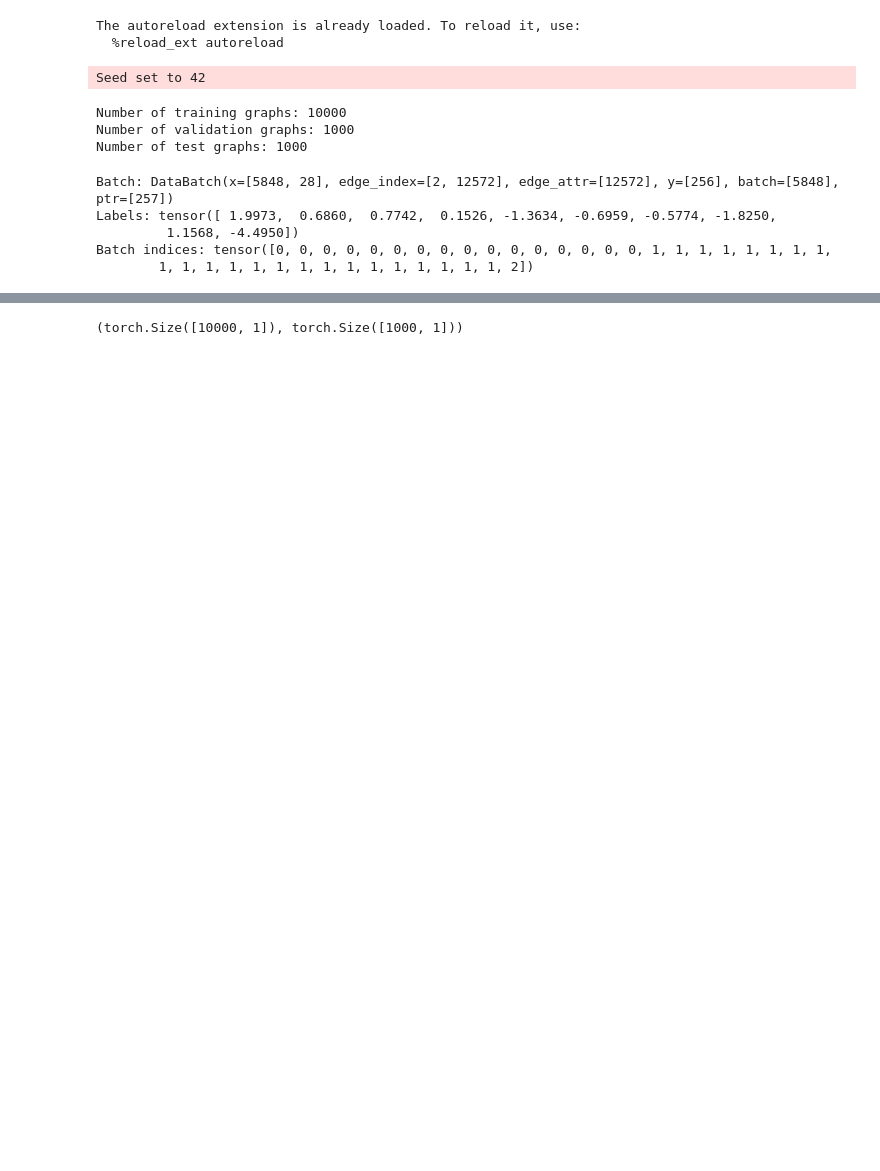
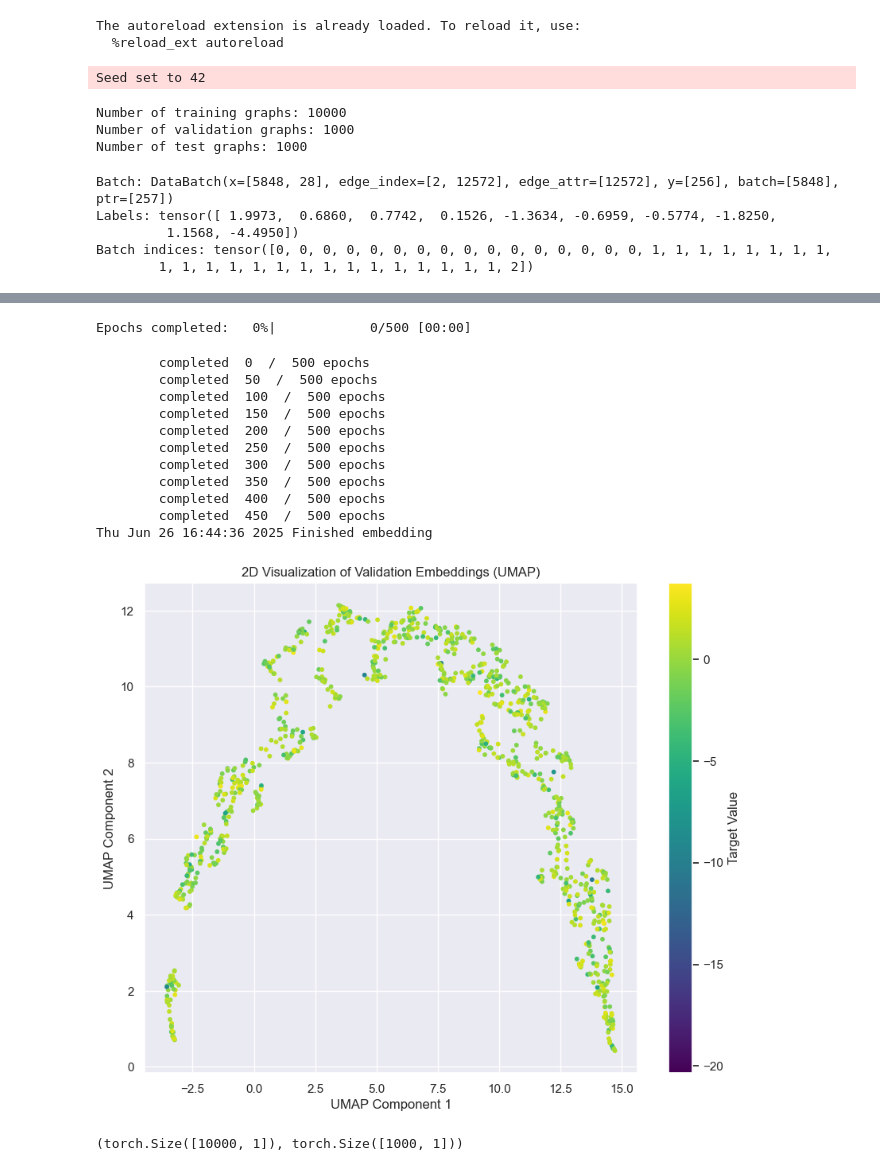
Before and after one commit to PaoloGinefra/ACA_GraphML_Project, a Jupyter notebook: Notebooks/GNN_test.ipynb, the cells around one changed output, grey strips where cells are left out. Cells and saved outputs as stored; diff of their text form; code cells hidden in the pictures; blank space fills up the shorter version.

Commit message:
feat: add Umap

```diff
--- a/Notebooks/GNN_test.ipynb
+++ b/Notebooks/GNN_test.ipynb
@@ -396,0 +395,14 @@ plt.show()
+# %%
+#Umap on the validation embeddings
+import umap
+umap_model = umap.UMAP(n_components=2, random_state=42, verbose=True)
+val_embeddings_2d_umap = umap_model.fit_transform(embeddings.cpu().numpy())
+#Plot the 2D embeddings
+plt.figure(figsize=(10, 8))
+plt.scatter(val_embeddings_2d_umap[:, 0], val_embeddings_2d_umap[:, 1], c=val_dataset.y.cpu().numpy(), cmap='viridis', s=10)
+plt.colorbar(label='Target Value')
+plt.title('2D Visualization of Validation Embeddings (UMAP)')
+plt.xlabel('UMAP Component 1')
+plt.ylabel('UMAP Component 2')
+plt.show()
+# %% [output]
@@ -397,3 +414,16 @@ plt.show()
+Epochs completed:   0%|            0/500 [00:00]
+        completed  0  /  500 epochs
+        completed  50  /  500 epochs
+        completed  100  /  500 epochs
+        completed  150  /  500 epochs
+        completed  200  /  500 epochs
+        completed  250  /  500 epochs
+        completed  300  /  500 epochs
+        completed  350  /  500 epochs
+        completed  400  /  500 epochs
+        completed  450  /  500 epochs
+Thu Jun 26 16:44:36 2025 Finished embedding
+[figure, added]
 # %%
 #Compute validation predictions
 @torch.no_grad()
```
Also changed, not shown: parts of 6 cells of this notebook.
